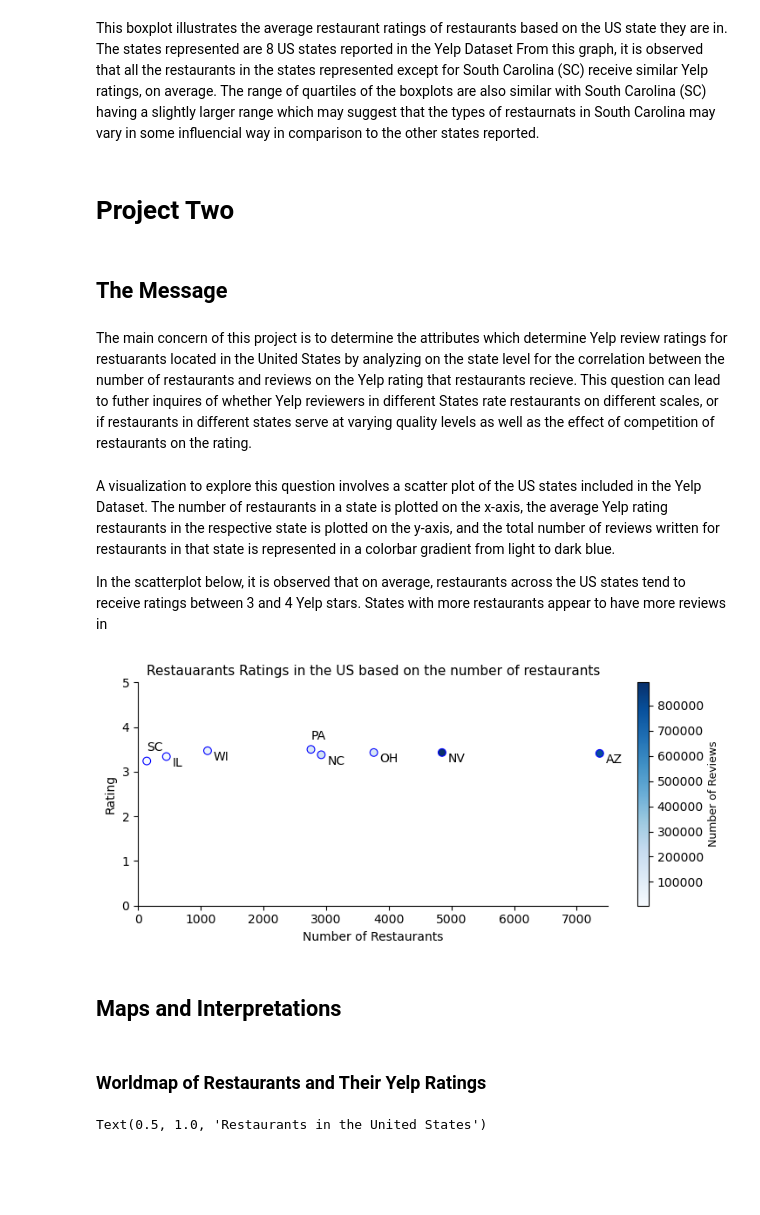
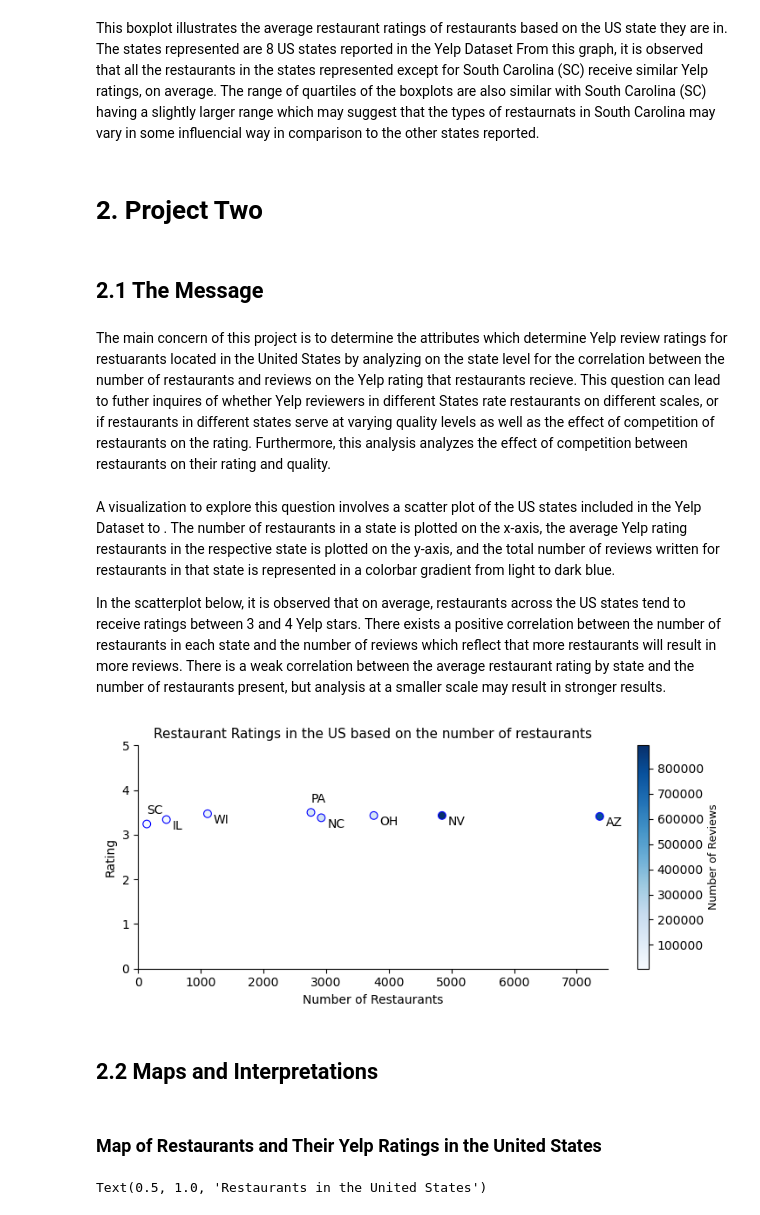
Before and after one commit to vvickychan/yelp-code, a Jupyter notebook: yelp.ipynb, the cells around one changed output. Saved outputs shown, nothing was run; the diff lists cells and outputs as text; code cells hidden in the pictures; blank space fills up the shorter version.

```diff
--- a/yelp.ipynb
+++ b/yelp.ipynb
@@ -605,45 +608,43 @@ plt.show()
 # %% [markdown]
 This boxplot illustrates the average restaurant ratings of restaurants based on the US state they are in. The states represented are 8 US states reported in the Yelp Dataset From this graph, it is observed that all the restaurants in the states represented except for South Carolina (SC) receive similar Yelp ratings, on average. The range of quartiles of the boxplots are also similar with South Carolina (SC) having a slightly larger range which may suggest that the types of restaurnats in South Carolina may vary in some influencial way in comparison to the other states reported.
 # %% [markdown]
-# Project Two
+# 2. Project Two
 # %% [markdown]
-## The Message
+## 2.1 The Message
 # %% [markdown]
-The main concern of this project is to determine the attributes which determine Yelp review ratings for restuarants located in the United States by analyzing on the state level for the correlation between the number of restaurants and reviews on the Yelp rating that restaurants recieve. This question can lead to futher inquires of whether Yelp reviewers in different States rate restaurants on different scales, or if restaurants in different states serve at varying quality levels as well as the effect of competition of restaurants on the rating.
+The main concern of this project is to determine the attributes which determine Yelp review ratings for restuarants located in the United States by analyzing on the state level for the correlation between the number of restaurants and reviews on the Yelp rating that restaurants recieve. This question can lead to futher inquires of whether Yelp reviewers in different States rate restaurants on different scales, or if restaurants in different states serve at varying quality levels as well as the effect of competition of restaurants on the rating. Furthermore, this analysis analyzes the effect of competition between restaurants on their rating and quality.
 # %% [markdown]
-A visualization to explore this question involves a scatter plot of the US states included in the Yelp Dataset. The number of restaurants in a state is plotted on the x-axis, the average Yelp rating restaurants in the respective state is plotted on the y-axis, and the total number of reviews written for restaurants in that state is represented in a colorbar gradient from light to dark blue.
+A visualization to explore this question involves a scatter plot of the US states included in the Yelp Dataset to . The number of restaurants in a state is plotted on the x-axis, the average Yelp rating restaurants in the respective state is plotted on the y-axis, and the total number of reviews written for restaurants in that state is represented in a colorbar gradient from light to dark blue.
 
-In the scatterplot below, it is observed that on average, restaurants across the US states tend to receive ratings between 3 and 4 Yelp stars. States with more restaurants appear to have more reviews in
+In the scatterplot below, it is observed that on average, restaurants across the US states tend to receive ratings between 3 and 4 Yelp stars. There exists a positive correlation between the number of restaurants in each state and the number of reviews which reflect that more restaurants will result in more reviews. There is a weak correlation between the average restaurant rating by state and the number of restaurants present, but analysis at a smaller scale may result in stronger results.
 # %%
 plt.scatter(us_states.total_restaurants, us_states.average_stars, s=40, c=us_states.review_total, cmap='Blues', edgecolors='blue', linewidth=0.8)
 
 for (i, row) in us_states.iterrows():
     state = row.state
     if state in ['SC', 'PA']:
         offset = (0, 8)
     else:
         offset = (5,-8)
     plt.annotate(
         state, xy=(row["total_restaurants"], row["average_stars"]), xytext=offset, textcoords='offset points', fontsize=10
     )
 
 plt.xlim([0, 7500])
 plt.ylim([0, 5])
 plt.xlabel('Number of Restaurants')
 plt.ylabel('Rating')
 sns.despine(top=True, right=True, left=False, bottom=False)
-plt.title('Restauarants Ratings in the US based on the number of restaurants').set_size(11)
-# plt.colorbar()
+plt.title('Restaurant Ratings in the US based on the number of restaurants').set_size(11)
 plt.colorbar().set_label(label='Number of Reviews',size=9)
 
-# plt.colorbar(), set_label(label='Number of Reviews')
 plt.show()
 # %% [output]
-[figure, old version]
+[figure, new version]
 # %% [markdown]
-## Maps and Interpretations
+## 2.2 Maps and Interpretations
 # %% [markdown]
-### Worldmap of Restaurants and Their Yelp Ratings
+### Map of Restaurants and Their Yelp Ratings in the United States
 # %%
 world = gpd.read_file(gpd.datasets.get_path("naturalearth_lowres"))
 world = world.set_index("iso_a3")
```
Also changed, not shown: parts of 16 cells of this notebook.
